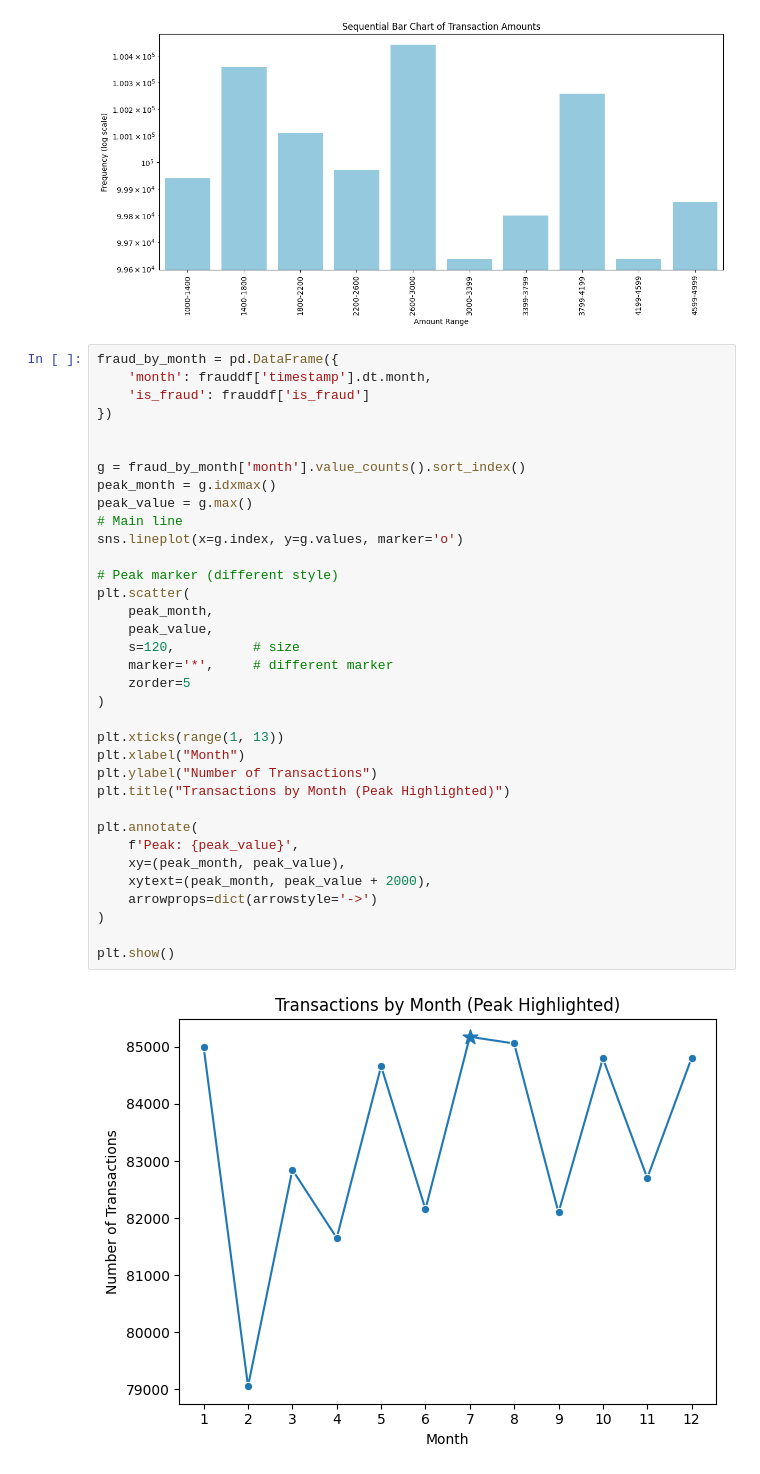
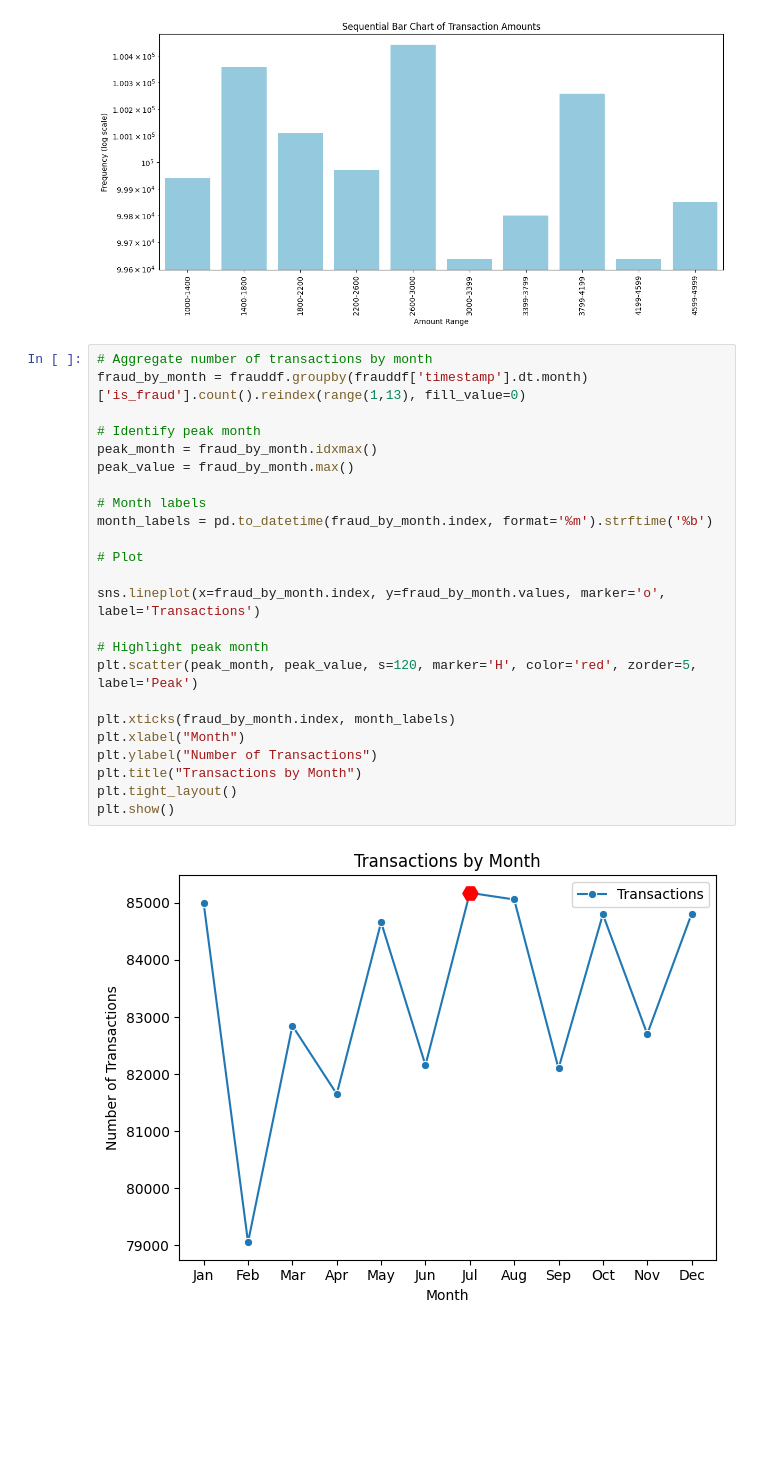
Before and after one commit to aashishraja/fraud-detection-project, a Jupyter notebook: notebooks/eda.ipynb, the cells around one changed output. Drawn from its saved outputs; the diff is of its cells as text; blank space fills up the shorter version.

```diff
--- a/notebooks/eda.ipynb
+++ b/notebooks/eda.ipynb
@@ -141,40 +141,29 @@ plt.tight_layout()
 plt.show()
 # %% [output]
 [figure]
-# %%
-fraud_by_month = pd.DataFrame({
-    'month': frauddf['timestamp'].dt.month,
-    'is_fraud': frauddf['is_fraud']
-})
-
-
-g = fraud_by_month['month'].value_counts().sort_index()
-peak_month = g.idxmax()
-peak_value = g.max()
-# Main line
-sns.lineplot(x=g.index, y=g.values, marker='o')
-
-# Peak marker (different style)
-plt.scatter(
-    peak_month,
-    peak_value,
-    s=120,          # size
-    marker='*',     # different marker
-    zorder=5
-)
-
-plt.xticks(range(1, 13))
-plt.xlabel("Month")
-plt.ylabel("Number of Transactions")
-plt.title("Transactions by Month (Peak Highlighted)")
-
-plt.annotate(
-    f'Peak: {peak_value}',
-    xy=(peak_month, peak_value),
-    xytext=(peak_month, peak_value + 2000),
-    arrowprops=dict(arrowstyle='->')
-)
-
-plt.show()
-# %% [output]
-[figure, removed]
+# %%
+# Aggregate number of transactions by month
+fraud_by_month = frauddf.groupby(frauddf['timestamp'].dt.month)['is_fraud'].count().reindex(range(1,13), fill_value=0)
+
+# Identify peak month
+peak_month = fraud_by_month.idxmax()
+peak_value = fraud_by_month.max()
+
+# Month labels
+month_labels = pd.to_datetime(fraud_by_month.index, format='%m').strftime('%b')
+
+# Plot
+
+sns.lineplot(x=fraud_by_month.index, y=fraud_by_month.values, marker='o', label='Transactions')
+
+# Highlight peak month
+plt.scatter(peak_month, peak_value, s=120, marker='H', color='red', zorder=5, label='Peak')
+
+plt.xticks(fraud_by_month.index, month_labels)
+plt.xlabel("Month")
+plt.ylabel("Number of Transactions")
+plt.title("Transactions by Month")
+plt.tight_layout()
+plt.show()
+# %% [output]
+[figure, added]
```
Also changed, not shown: parts of 2 cells of this notebook.
